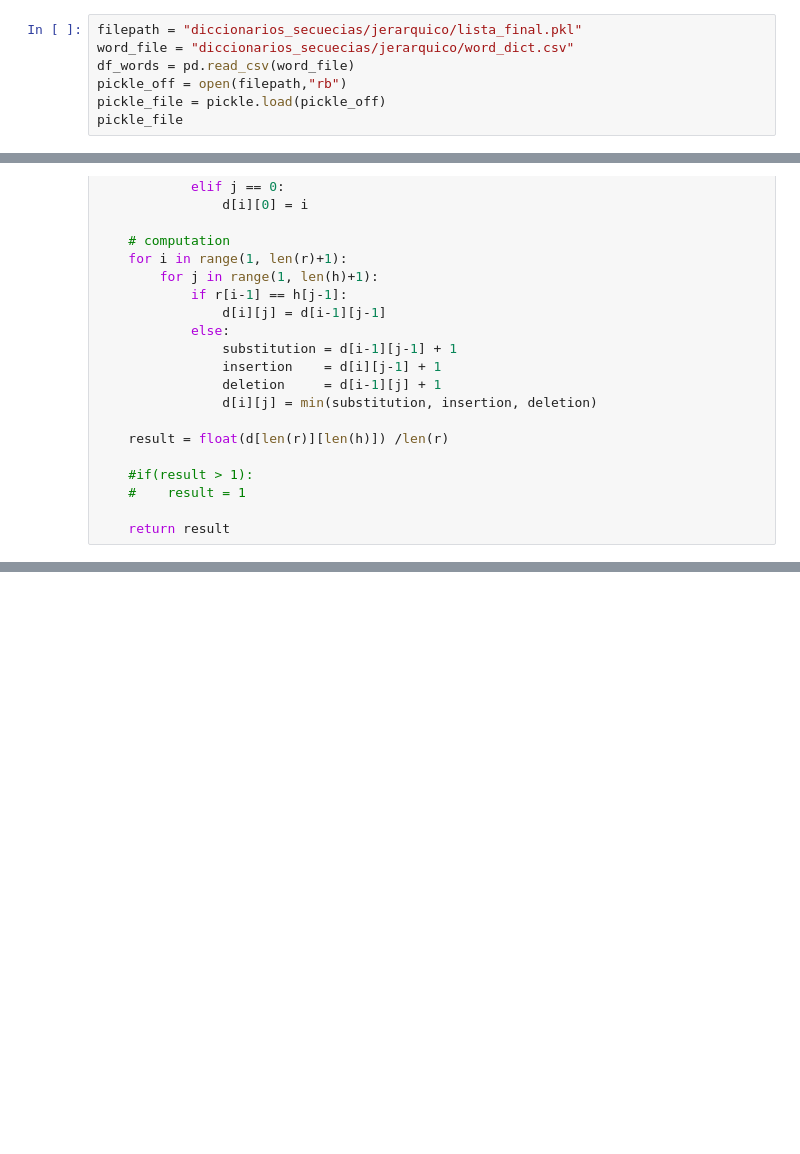
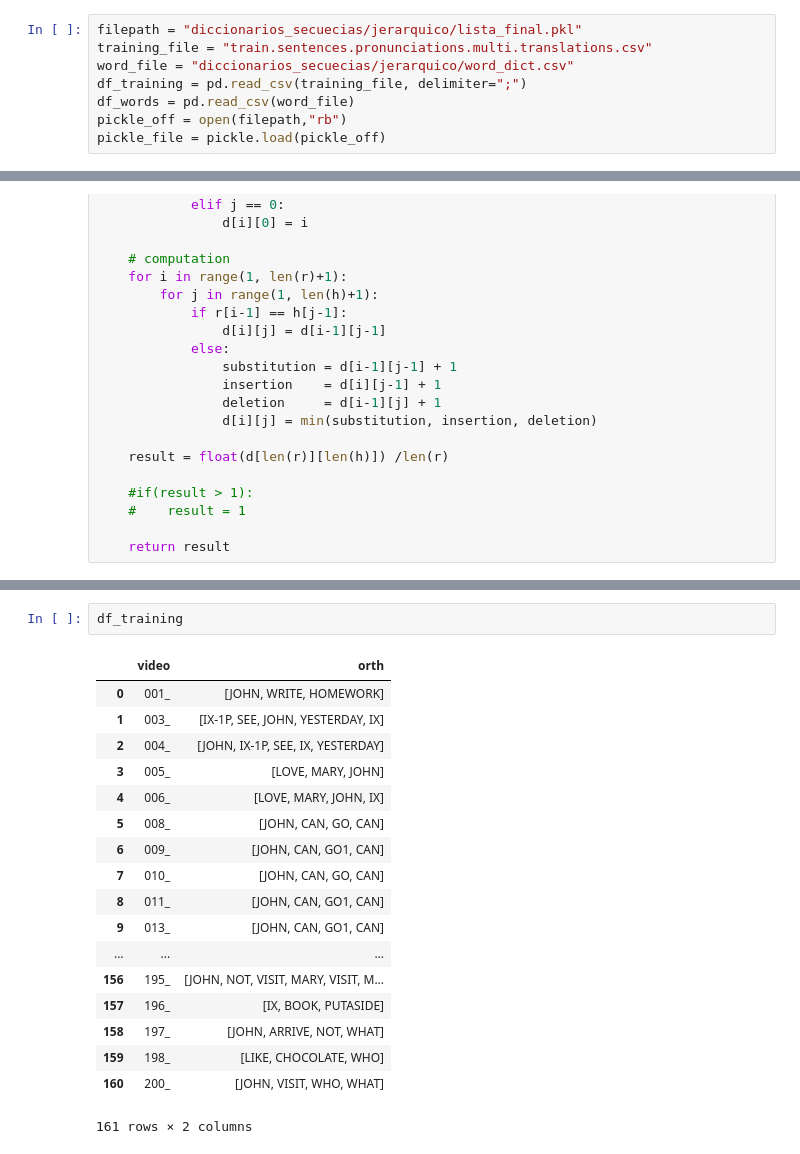
Before and after one commit to yesid08/Biomedics, a Jupyter notebook: Reunion.ipynb, the cells around one changed output, grey strips where cells are left out. Saved outputs shown, nothing was run; the diff lists cells and outputs as text; blank space fills up the shorter version.

```diff
--- a/Reunion.ipynb
+++ b/Reunion.ipynb
@@ -4,8 +4,9 @@ import numpy as np
 import pandas as pd
 # %%
 filepath = "diccionarios_secuecias/jerarquico/lista_final.pkl"
+training_file = "train.sentences.pronunciations.multi.translations.csv"
 word_file = "diccionarios_secuecias/jerarquico/word_dict.csv"
+df_training = pd.read_csv(training_file, delimiter=";")
 df_words = pd.read_csv(word_file)
 pickle_off = open(filepath,"rb")
 pickle_file = pickle.load(pickle_off)
-pickle_file
@@ -71,0 +148,21 @@ wer(a.split(),b.split())
+# %%
+df_training
+# %% [output]
+|  | video | orth |
+| 0 | 001_ | [JOHN, WRITE, HOMEWORK] |
+| 1 | 003_ | [IX-1P, SEE, JOHN, YESTERDAY, IX] |
+| 2 | 004_ | [JOHN, IX-1P, SEE, IX, YESTERDAY] |
+| 3 | 005_ | [LOVE, MARY, JOHN] |
+| 4 | 006_ | [LOVE, MARY, JOHN, IX] |
+| 5 | 008_ | [JOHN, CAN, GO, CAN] |
+| 6 | 009_ | [JOHN, CAN, GO1, CAN] |
+| 7 | 010_ | [JOHN, CAN, GO, CAN] |
+| 8 | 011_ | [JOHN, CAN, GO1, CAN] |
+| 9 | 013_ | [JOHN, CAN, GO1, CAN] |
+| ... | ... | ... |
+| 156 | 195_ | [JOHN, NOT, VISIT, MARY, VISIT, M... |
+| 157 | 196_ | [IX, BOOK, PUTASIDE] |
+| 158 | 197_ | [JOHN, ARRIVE, NOT, WHAT] |
+| 159 | 198_ | [LIKE, CHOCOLATE, WHO] |
+| 160 | 200_ | [JOHN, VISIT, WHO, WHAT] |
+161 rows × 2 columns
```
Also changed, not shown: parts of 11 cells of this notebook.
